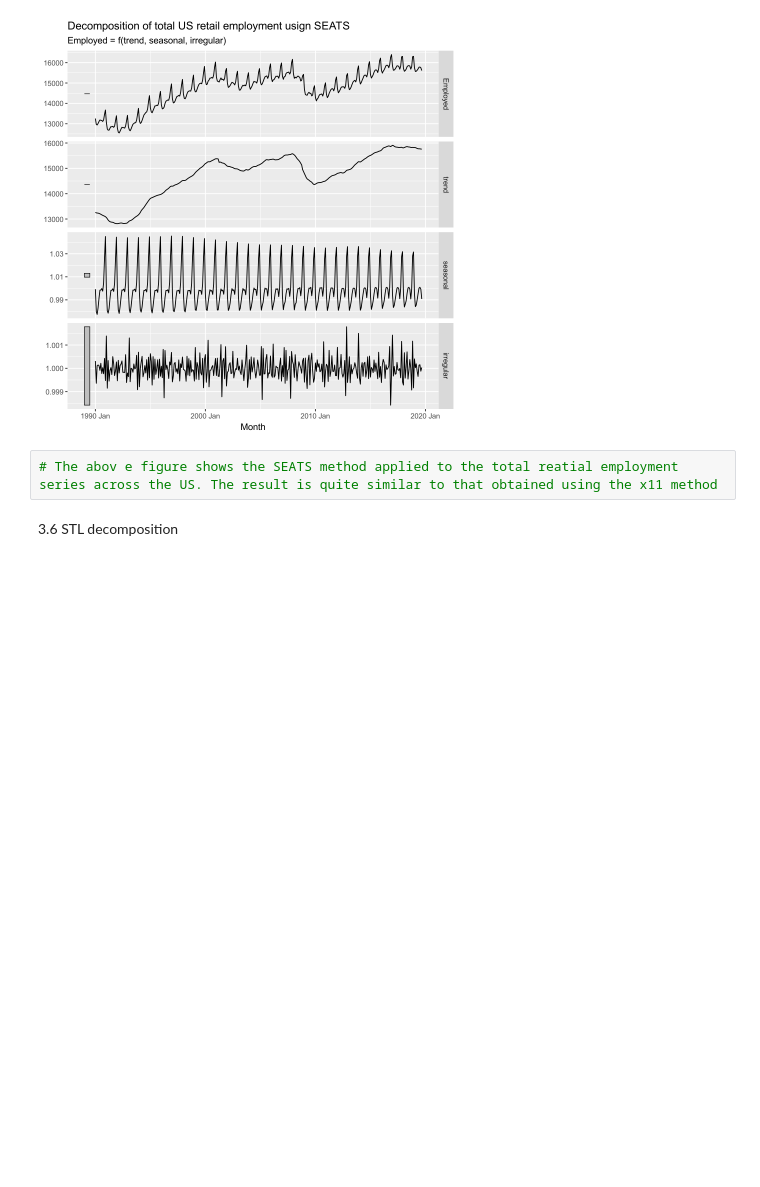
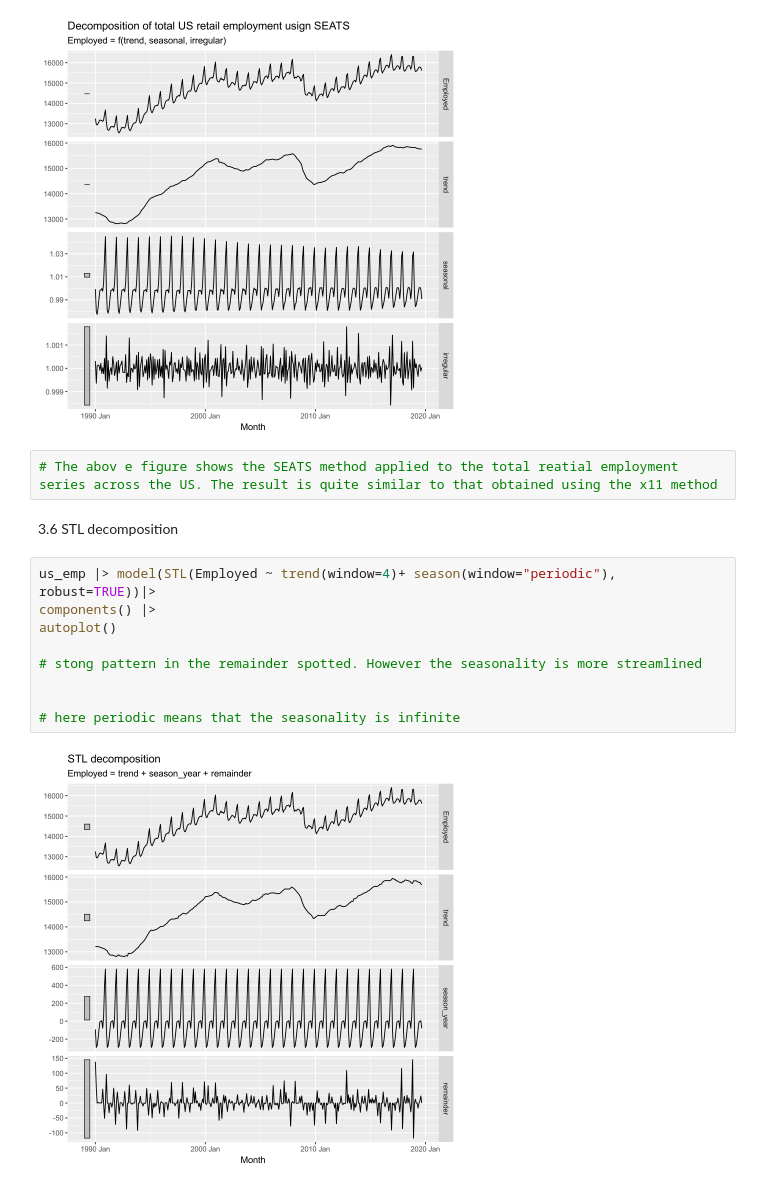
Before and after one commit to ARKA1112/Time_Series_R, a Jupyter notebook: OTEXTS_3.ipynb, the cells around one changed output. Drawn from its saved outputs; the diff is of its cells as text; blank space fills up the shorter version.

```diff
--- a/OTEXTS_3.ipynb
+++ b/OTEXTS_3.ipynb
@@ -432,3 +432,14 @@ autoplot(seats_dcmp) + labs(title = "Decomposition of total US retail employment
 # The abov e figure shows the SEATS method applied to the total reatial employment series across the US. The result is quite similar to that obtained using the x11 method
 # %% [markdown]
 3.6 STL decomposition
+# %%
+us_emp |> model(STL(Employed ~ trend(window=4)+ season(window="periodic"), robust=TRUE))|>
+components() |>
+autoplot()
+
+# stong pattern in the remainder spotted. However the seasonality is more streamlined
+
+
+# here periodic means that the seasonality is infinite
+# %% [output]
+[figure, added]
```
Also changed, not shown: parts of 43 cells of this notebook.
